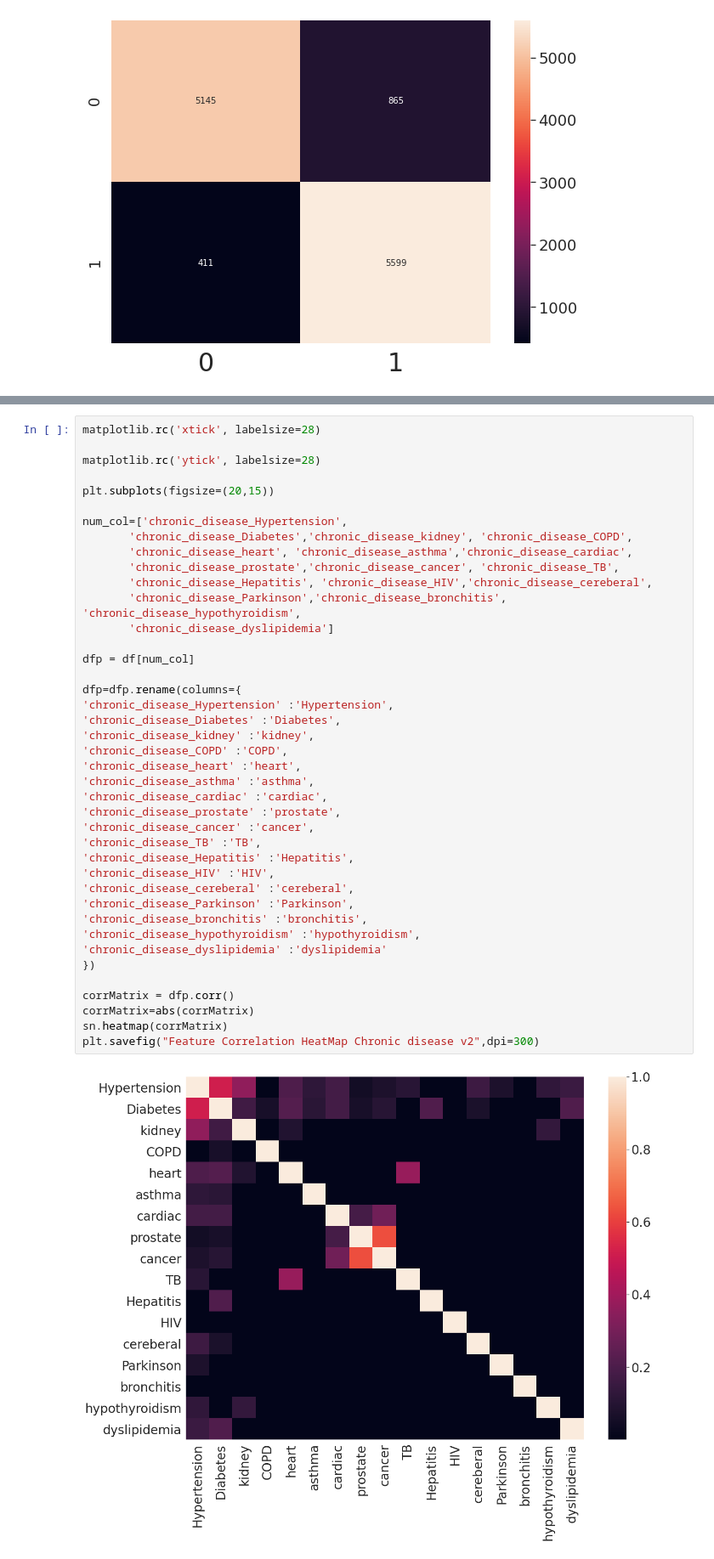
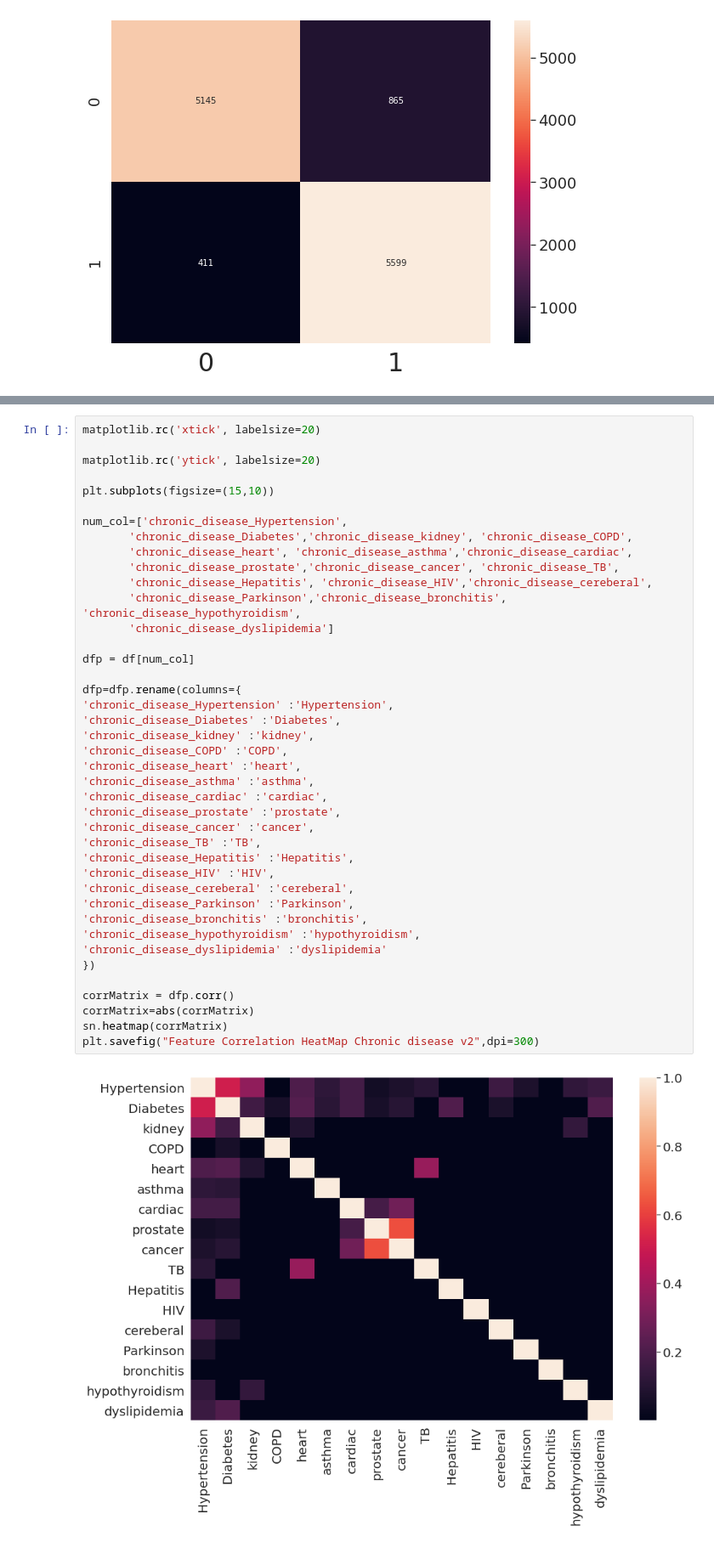
Before and after one commit to sauravrox/covid-19, a Jupyter notebook: COVID_19_XGB.ipynb, the cells around one changed output, grey strips where cells are left out. Shown: that part at 85% size. Drawn from its saved outputs; the diff is of its cells as text.

```diff
--- a/COVID_19_XGB.ipynb
+++ b/COVID_19_XGB.ipynb
@@ -446,9 +446,9 @@ plt.savefig("Feature Correlation HeatMap feat1 v2",dpi=300)
 # %%
-matplotlib.rc('xtick', labelsize=28)
+matplotlib.rc('xtick', labelsize=20)
 
-matplotlib.rc('ytick', labelsize=28)
+matplotlib.rc('ytick', labelsize=20)
 
-plt.subplots(figsize=(20,15))
+plt.subplots(figsize=(15,10))
 
 num_col=['chronic_disease_Hypertension',
        'chronic_disease_Diabetes','chronic_disease_kidney', 'chronic_disease_COPD',
@@ -458,31 +458,31 @@ num_col=['chronic_disease_Hypertension',
        'chronic_disease_Parkinson','chronic_disease_bronchitis', 'chronic_disease_hypothyroidism',
        'chronic_disease_dyslipidemia']
 
 dfp = df[num_col]
 
 dfp=dfp.rename(columns={
 'chronic_disease_Hypertension' :'Hypertension',
 'chronic_disease_Diabetes' :'Diabetes',
 'chronic_disease_kidney' :'kidney',
 'chronic_disease_COPD' :'COPD',
 'chronic_disease_heart' :'heart',
 'chronic_disease_asthma' :'asthma',
 'chronic_disease_cardiac' :'cardiac',
 'chronic_disease_prostate' :'prostate',
 'chronic_disease_cancer' :'cancer',
 'chronic_disease_TB' :'TB',
 'chronic_disease_Hepatitis' :'Hepatitis',
 'chronic_disease_HIV' :'HIV',
 'chronic_disease_cereberal' :'cereberal',
 'chronic_disease_Parkinson' :'Parkinson',
 'chronic_disease_bronchitis' :'bronchitis',
 'chronic_disease_hypothyroidism' :'hypothyroidism',
 'chronic_disease_dyslipidemia' :'dyslipidemia'
 })
 
 corrMatrix = dfp.corr()
 corrMatrix=abs(corrMatrix)
 sn.heatmap(corrMatrix)
 plt.savefig("Feature Correlation HeatMap Chronic disease v2",dpi=300)
 # %% [output]
-[figure, old version]
+[figure, new version]
```
Also changed, not shown: parts of 1 cell of this notebook.
